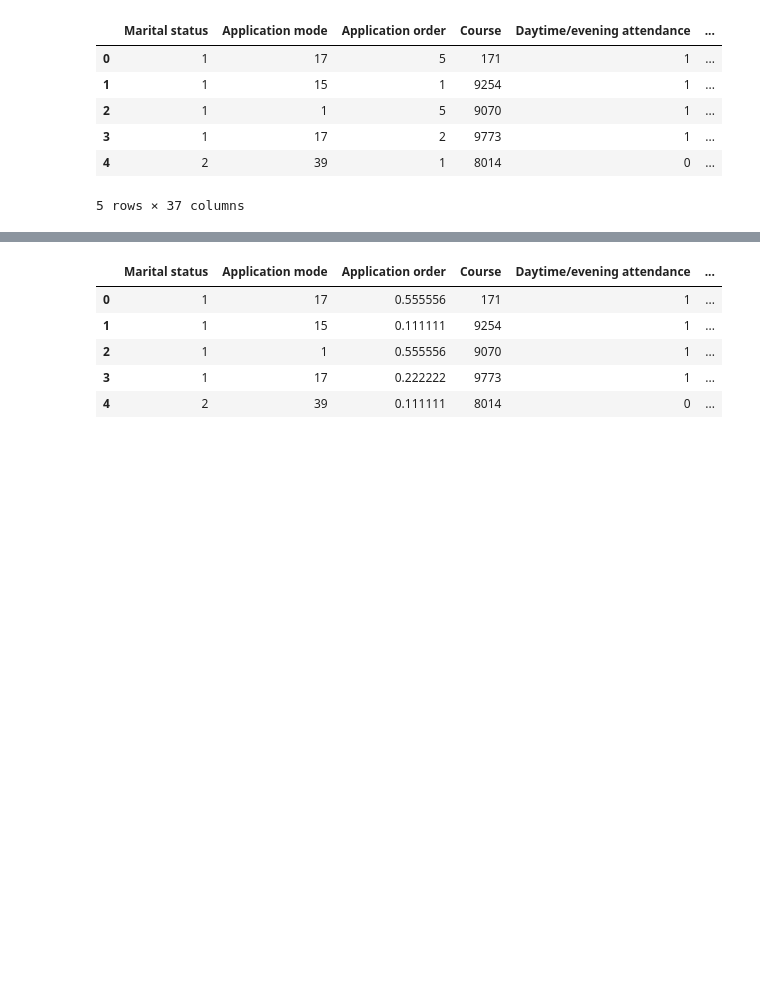
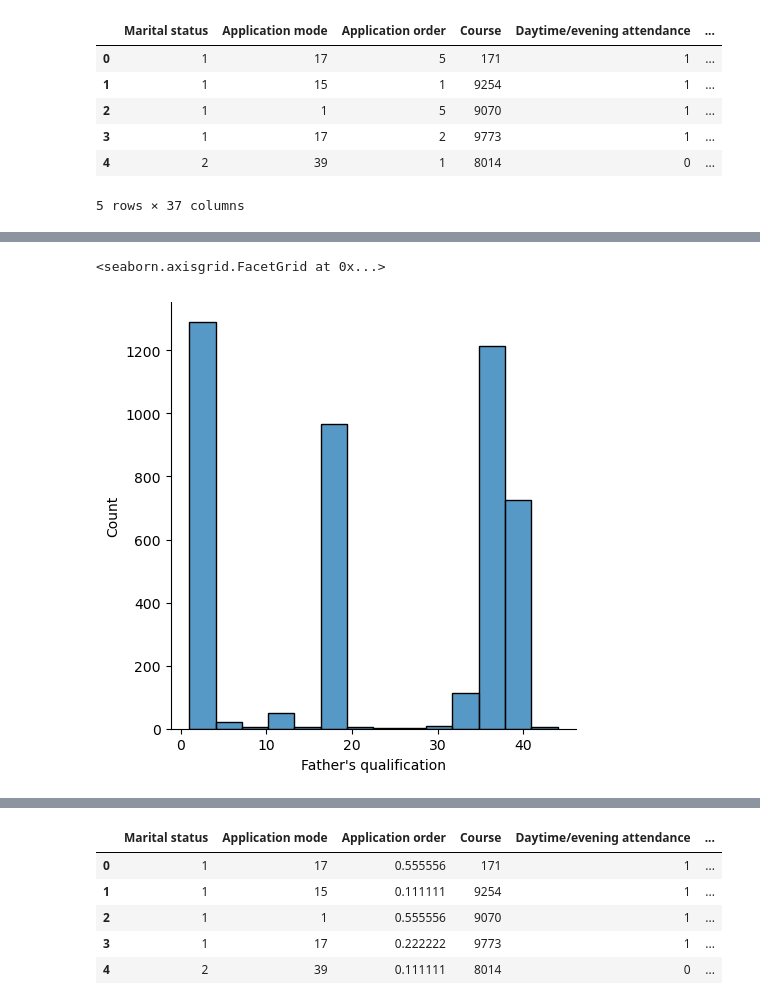
Before and after one commit to Crsdoyle/Data-Prep-CA1, a Jupyter notebook: Chris_Doyle_DPrepHDip_CA1.ipynb, the cells around one changed output, grey strips where cells are left out. Drawn from its saved outputs; the diff is of its cells as text; code cells hidden in the pictures; blank space fills up the shorter version.

```diff
--- a/Chris_Doyle_DPrepHDip_CA1.ipynb
+++ b/Chris_Doyle_DPrepHDip_CA1.ipynb
@@ -314,0 +302,5 @@ I then removed the dependent variable named "Target", this is essential before w
+# %%
+sns.displot(data=student_no_label, x = "Father's qualification")
+# %% [output]
+<seaborn.axisgrid.FacetGrid at 0x...>
+[figure, added]
```
Also changed, not shown: parts of 85 cells of this notebook.
